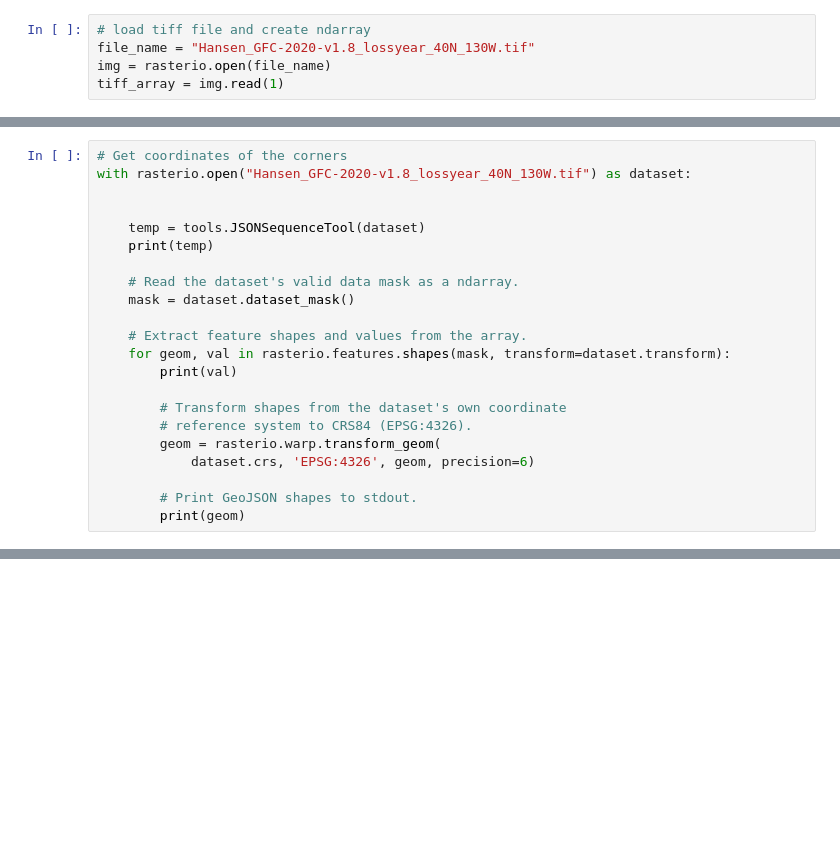
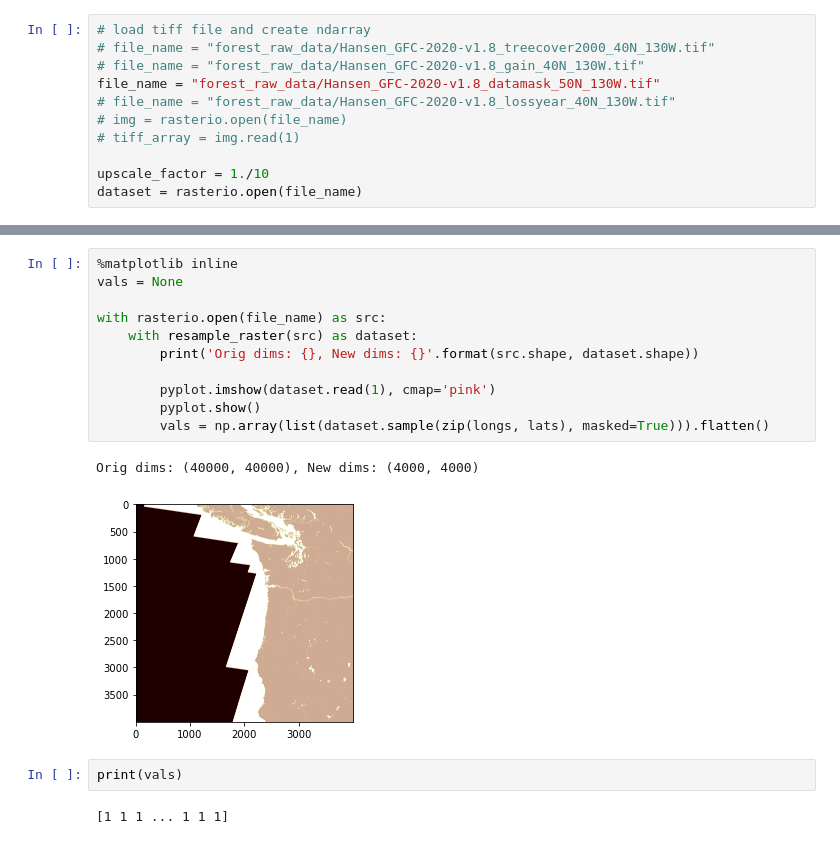
Before and after one commit to gt-big-data/wildfire-detection, a Jupyter notebook: preprocessing/TIFF_TO_JSON_Preprocessing.ipynb, the cells around one changed output, grey strips where cells are left out. Saved outputs shown, nothing was run; the diff lists cells and outputs as text; blank space fills up the shorter version.

```diff
--- a/preprocessing/TIFF_TO_JSON_Preprocessing.ipynb
+++ b/preprocessing/TIFF_TO_JSON_Preprocessing.ipynb
@@ -19,6 +22,12 @@ import json
 plt.rcParams["figure.figsize"] = [8,6]
 # %%
 # load tiff file and create ndarray
-file_name = "Hansen_GFC-2020-v1.8_lossyear_40N_130W.tif"
-img = rasterio.open(file_name)
-tiff_array = img.read(1)
+# file_name = "forest_raw_data/Hansen_GFC-2020-v1.8_treecover2000_40N_130W.tif"
+# file_name = "forest_raw_data/Hansen_GFC-2020-v1.8_gain_40N_130W.tif"
+file_name = "forest_raw_data/Hansen_GFC-2020-v1.8_datamask_50N_130W.tif"
+# file_name = "forest_raw_data/Hansen_GFC-2020-v1.8_lossyear_40N_130W.tif"
+# img = rasterio.open(file_name)
+# tiff_array = img.read(1)
+
+upscale_factor = 1./10
+dataset = rasterio.open(file_name)
@@ -30,22 +33,0 @@ pyplot.imshow(tiff_array, cmap='pink')
-# %%
-# Get coordinates of the corners
-with rasterio.open("Hansen_GFC-2020-v1.8_lossyear_40N_130W.tif") as dataset:
-
-
-    temp = tools.JSONSequenceTool(dataset)
-    print(temp)
-
-    # Read the dataset's valid data mask as a ndarray.
-    mask = dataset.dataset_mask()
-
-    # Extract feature shapes and values from the array.
-    for geom, val in rasterio.features.shapes(mask, transform=dataset.transform):
-        print(val)
-
-        # Transform shapes from the dataset's own coordinate
-        # reference system to CRS84 (EPSG:4326).
-        geom = rasterio.warp.transform_geom(
-            dataset.crs, 'EPSG:4326', geom, precision=6)
-
-        # Print GeoJSON shapes to stdout.
-        print(geom)
@@ -102,0 +115,18 @@ with open(json_file_name, 'w') as f:
+# %%
+%matplotlib inline
+vals = None
+
+with rasterio.open(file_name) as src:
+    with resample_raster(src) as dataset:
+        print('Orig dims: {}, New dims: {}'.format(src.shape, dataset.shape))
+
+        pyplot.imshow(dataset.read(1), cmap='pink')
+        pyplot.show()
+        vals = np.array(list(dataset.sample(zip(longs, lats), masked=True))).flatten()
+# %% [output]
+Orig dims: (40000, 40000), New dims: (4000, 4000)
+[figure, added]
+# %%
+print(vals)
+# %% [output]
+[1 1 1 ... 1 1 1]
```
Also changed, not shown: parts of 16 cells of this notebook, 6 other files.
